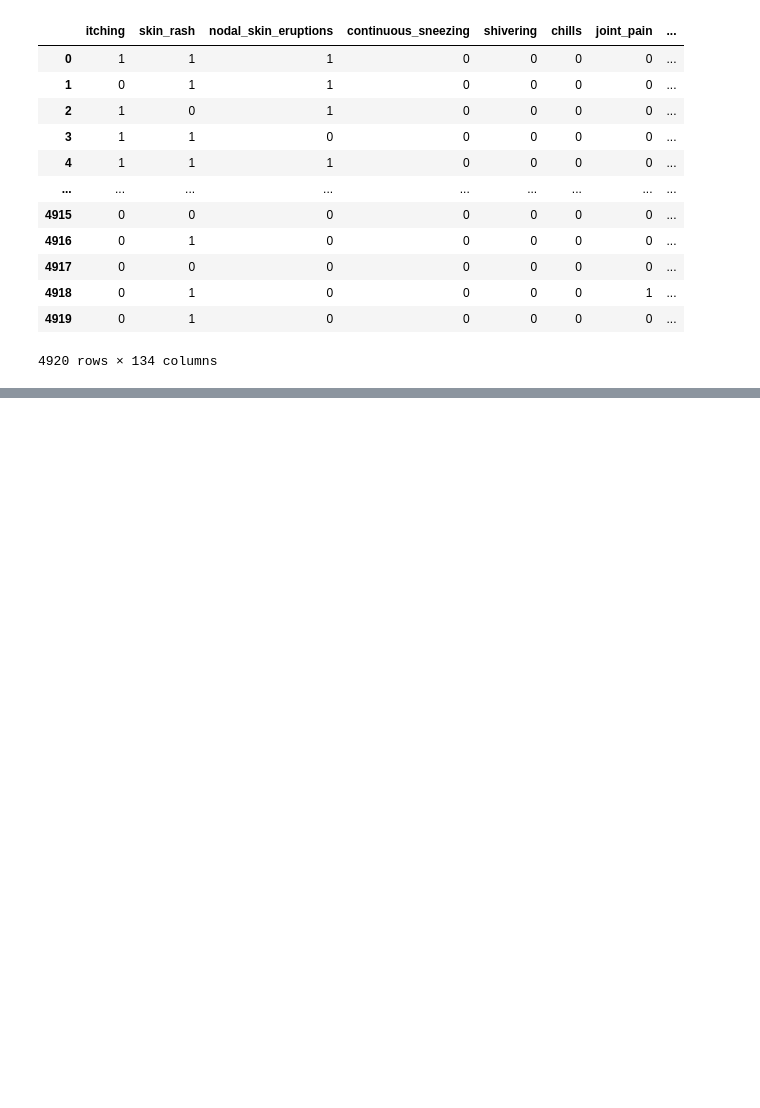
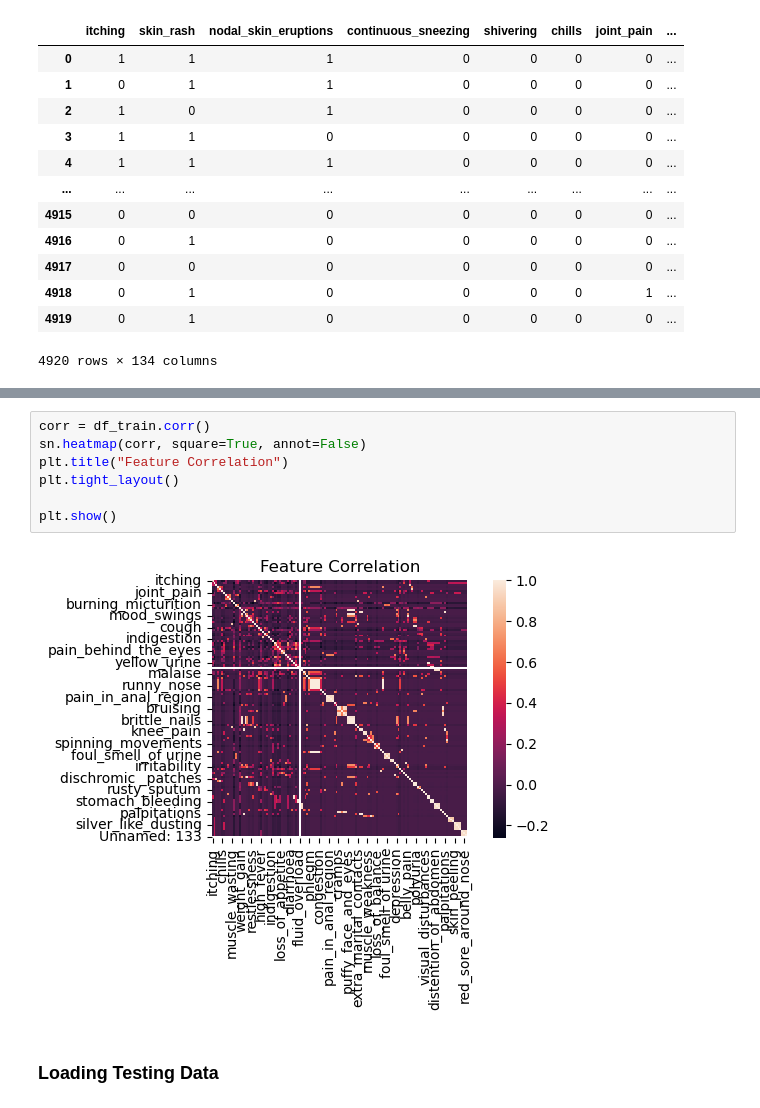
Before and after one commit to biruk-kassaw/disease-prediction-from-symptoms, a Jupyter notebook: disease prediction from symptoms.ipynb, the cells around one changed output, grey strips where cells are left out. Cells and saved outputs as stored; diff of their text form; blank space fills up the shorter version.

Commit message:
loading testing dataset

```diff
--- a/disease prediction from symptoms.ipynb
+++ b/disease prediction from symptoms.ipynb
@@ -37,0 +59,11 @@ df_train
+# %%
+corr = df_train.corr()
+sn.heatmap(corr, square=True, annot=False)
+plt.title("Feature Correlation")
+plt.tight_layout()
+
+plt.show()
+# %% [output]
+[figure, added]
+# %% [markdown]
+### Loading Testing Data
```
Also changed, not shown: parts of 2 cells of this notebook.
